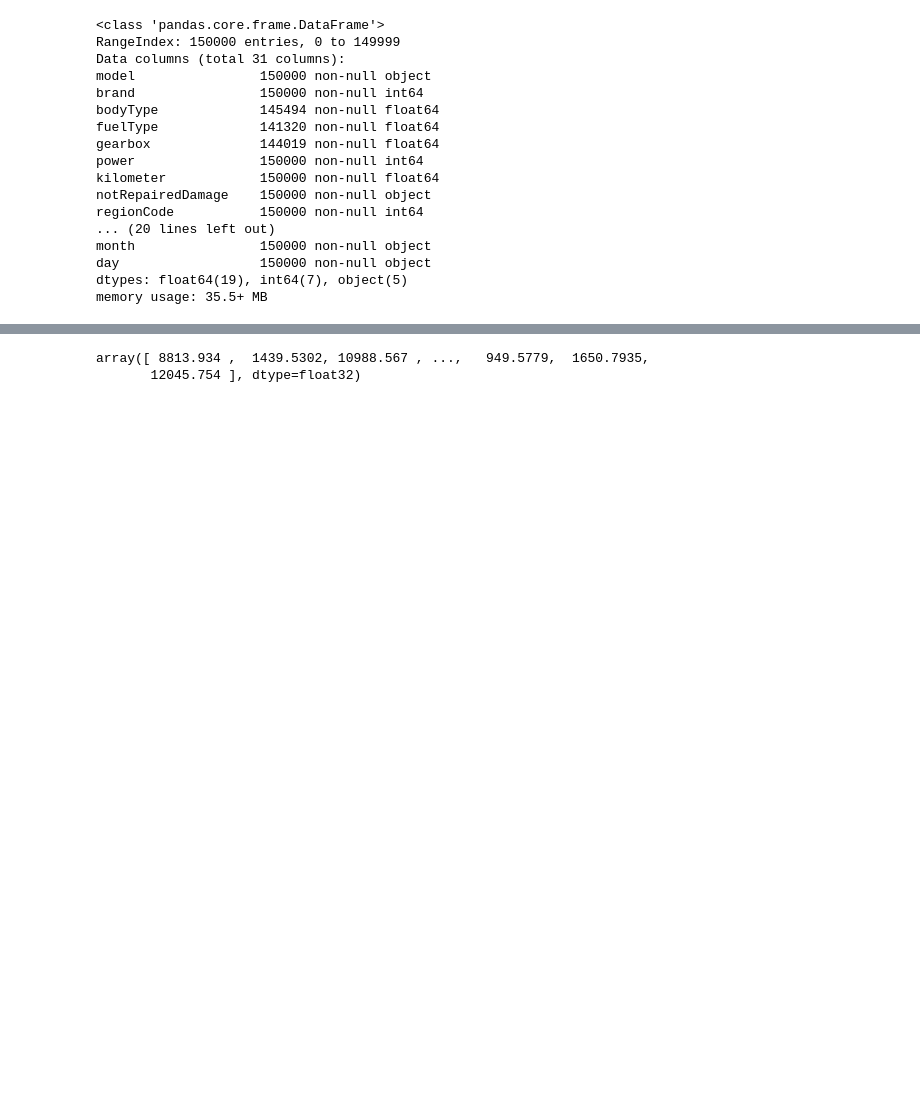
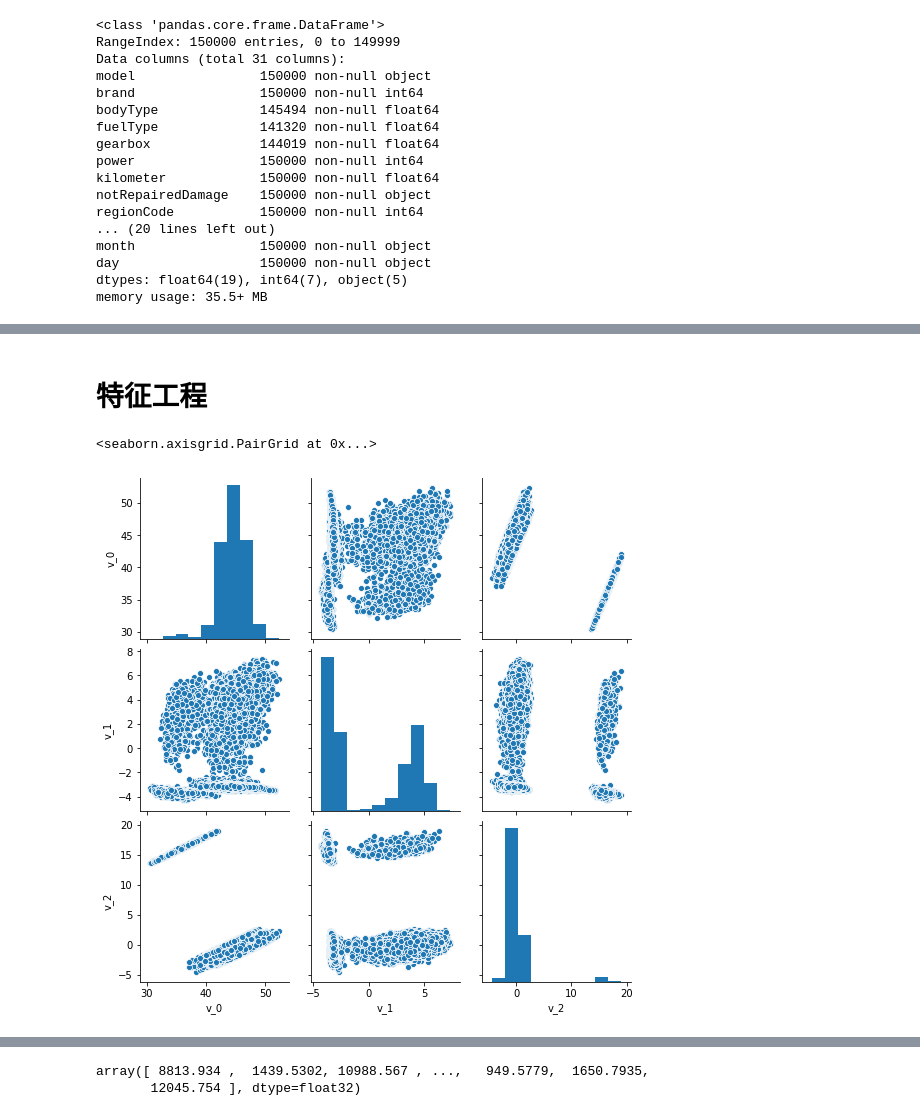
Before and after one commit to gasdaf/Tianchi_usedcar, a Jupyter notebook: tianchi.ipynb, the cells around one changed output, grey strips where cells are left out. Saved outputs shown, nothing was run; the diff lists cells and outputs as text; code cells hidden in the pictures; blank space fills up the shorter version.

Commit message:
task3
特征工程，对时间特征进行转换

```diff
--- a/tianchi.ipynb
+++ b/tianchi.ipynb
@@ -142,0 +136,4 @@ reg.score(X_test,Y_test)
+# %% [markdown]
+# 特征工程
+# %%
+sns.set_style()
@@ -142,0 +142,5 @@ reg.score(X_test,Y_test)
+# %%
+sns.pairplot(train_data[['v_0','v_1','v_2']])
+# %% [output]
+<seaborn.axisgrid.PairGrid at 0x...>
+[figure, added]
```
Also changed, not shown: parts of 12 cells of this notebook.
